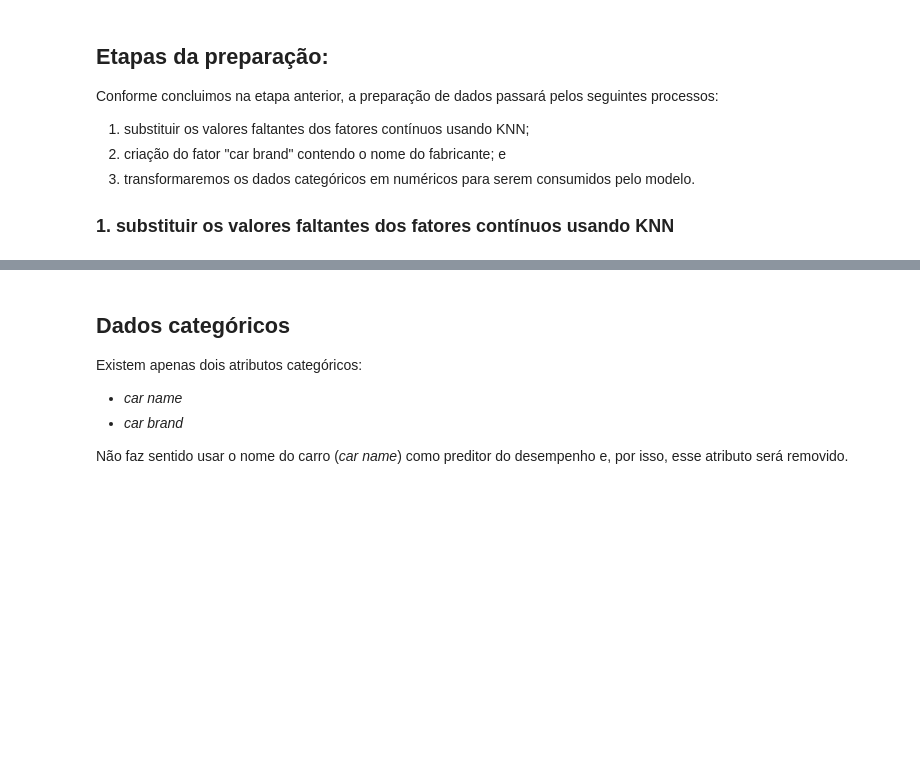
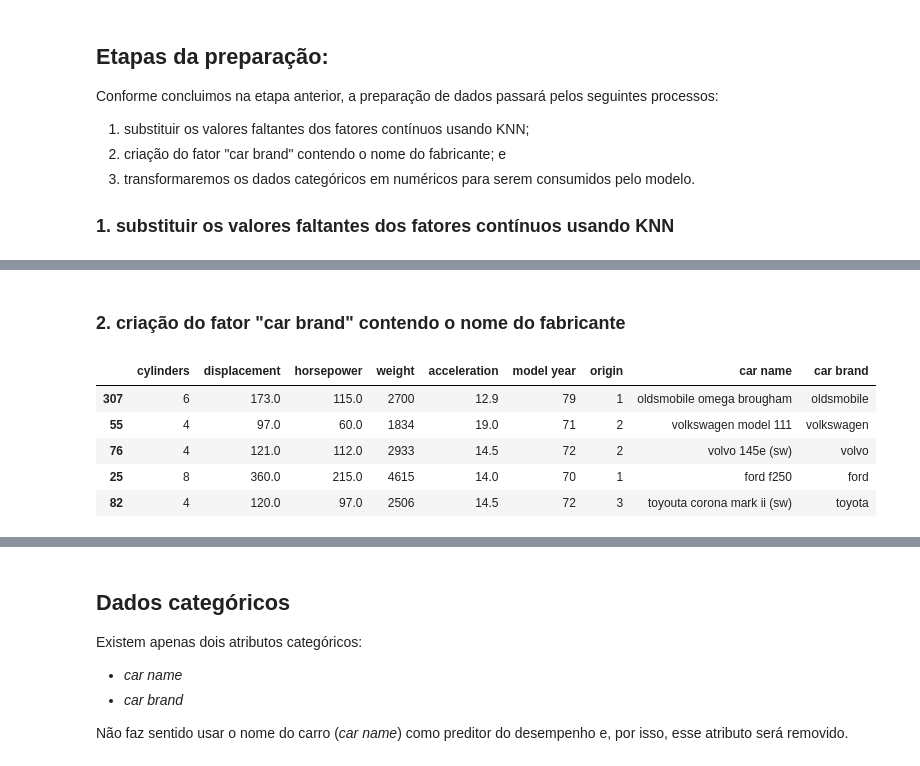
Before and after one commit to Carne-de-Pescoco/kaggle-used-car, a Jupyter notebook: notebooks/2_data_preparation_suto_v1.ipynb, the cells around one changed output, grey strips where cells are left out. Saved outputs shown, nothing was run; the diff lists cells and outputs as text; code cells hidden in the pictures; blank space fills up the shorter version.

```diff
--- a/notebooks/2_data_preparation_suto.ipynb
+++ b/notebooks/2_data_preparation_suto_v1.ipynb
@@ -69,13 +129,3 @@ Conforme concluimos na etapa anterior, a preparação de dados passará pelos se
 
 
  ### 1. substituir os valores faltantes dos fatores contínuos usando KNN
-# %%
-def non_numeric_to_nan(df: pd.DataFrame, lst_numeric: list) -> pd.DataFrame:
-    """ This function only transform non numeric values of numeric columns into np.nans"""
-
-    df_transformed = df.copy()
-    for feature in lst_numeric:
-        if is_string_dtype(df[feature]):
-            df.loc[~df[feature].str.isnumeric(), feature] = np.nan
-
-    return df_transformed
@@ -110,0 +132,9 @@ X_test.loc[X_test.isna().any(axis=1)]
+# %%
+lst_continuas = ['acceleration', 'displacement', 'horsepower']
+
+X_train = non_numeric_to_nan(X_train, lst_continuas)
+
+selected_indexes = X_train.loc[X_train.isna().any(axis=1)].index.tolist()
+print(f"Índices que possuem NaNs: {selected_indexes}\n")
+
+X_train.loc[selected_indexes, :]
@@ -110,0 +149,6 @@ X_test.loc[X_test.isna().any(axis=1)]
+# %%
+model = KNNImputerDataframe(lst_continuas)
+model.fit(X_train)
+X_train = model.transform(X_train)
+
+X_train.loc[selected_indexes, :]
@@ -110,0 +162,15 @@ X_test.loc[X_test.isna().any(axis=1)]
+# %% [markdown]
+### 2. criação do fator "car brand" contendo o nome do fabricante
+# %%
+X_train["car brand"] = X_train["car name"].apply(get_car_brand)
+X_train["car brand"].replace({"chevroelt":"chevrolet", "maxda":"mazda", "mercedes-benz":"mercedes",
+                                    "subar":"subaru", "toyouta":"toyota", "vokswagen":"volkswagen", "vw":"volkswagen"}, inplace=True)
+
+X_train.head()
+# %% [output]
+|  | cylinders | displacement | horsepower | weight | acceleration | model year | origin | car name | car brand |
+| 307 | 6 | 173.0 | 115.0 | 2700 | 12.9 | 79 | 1 | oldsmobile omega brougham | oldsmobile |
+| 55 | 4 | 97.0 | 60.0 | 1834 | 19.0 | 71 | 2 | volkswagen model 111 | volkswagen |
+| 76 | 4 | 121.0 | 112.0 | 2933 | 14.5 | 72 | 2 | volvo 145e (sw) | volvo |
+| 25 | 8 | 360.0 | 215.0 | 4615 | 14.0 | 70 | 1 | ford f250 | ford |
+| 82 | 4 | 120.0 | 97.0 | 2506 | 14.5 | 72 | 3 | toyouta corona mark ii (sw) | toyota |
```
Also changed, not shown: parts of 8 cells of this notebook, 4 other files.
